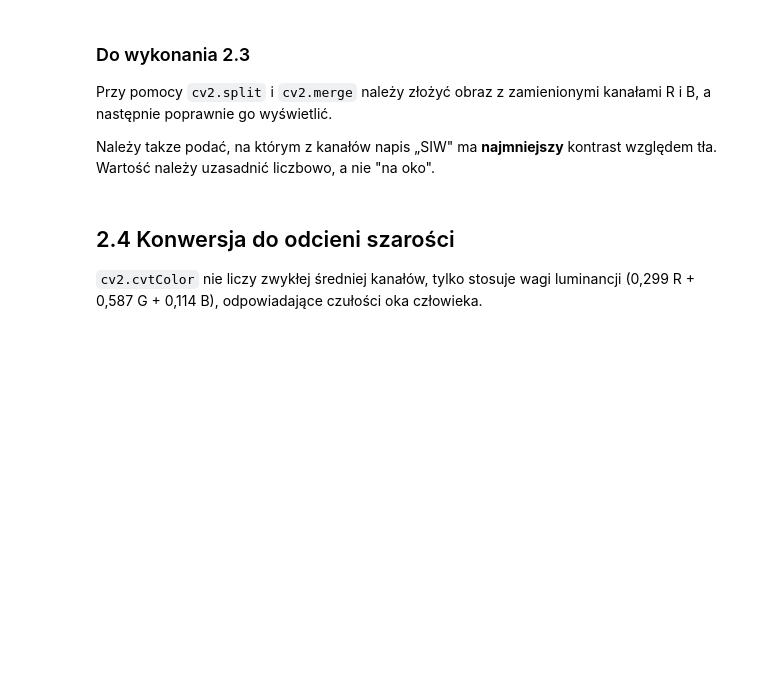
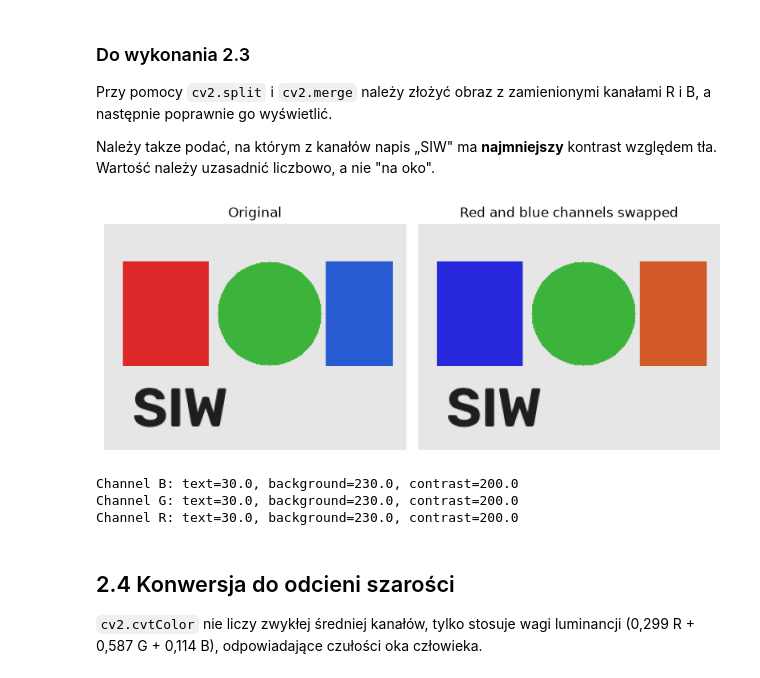
Before and after one commit to lyskawson/vision_systems, a Jupyter notebook: labs/Lab2/Lab2_Lyskawa_275462.ipynb, the cells around one changed output. Drawn from its saved outputs; the diff is of its cells as text; code cells hidden in the pictures; blank space fills up the shorter version.

```diff
--- a/labs/Lab2/Lab2_Lyskawa_275462.ipynb
+++ b/labs/Lab2/Lab2_Lyskawa_275462.ipynb
@@ -290,7 +371,47 @@ Przy pomocy `cv2.split` i `cv2.merge` należy złożyć obraz z zamienionymi kan
 
 Należy takze podać, na którym z kanałów napis „SIW" ma **najmniejszy** kontrast względem tła. Wartość należy uzasadnić liczbowo, a nie "na oko".
 # %%
-# TODO
+image = wczytaj("scena.png")
+
+blue, green, red = cv2.split(image)
+
+swapped_bgr = cv2.merge((red, green, blue))
+
+original_rgb = cv2.cvtColor(image, cv2.COLOR_BGR2RGB)
+swapped_rgb = cv2.cvtColor(swapped_bgr, cv2.COLOR_BGR2RGB)
+
+
+pokaz(
+    original_rgb,
+    swapped_rgb,
+    tytuly=["Original", "Red and blue channels swapped"]
+)
+
+
+
+text_mask = np.all(image == (30, 30, 30), axis=2)
+background_mask = np.all(image == (230, 230, 230), axis=2)
+
+
+for name, channel in zip(("B", "G", "R"), (blue, green, red)):
+
+    text_mean = channel[text_mask].mean()
+    background_mean = channel[background_mask].mean()
+    contrast = abs(background_mean - text_mean)
+
+
+    print(
+        f"Channel {name}: text={text_mean:.1f}, "
+        f"background={background_mean:.1f}, contrast={contrast:.1f}"
+    )
+
+# Kontrast wynosi 200 we wszystkich trzech kanałach.
+# Żaden kanał nie ma mniejszego kontrastu, ponieważ napis i tło są szare.
+# %% [output]
+[figure, added]
+Channel B: text=30.0, background=230.0, contrast=200.0
+Channel G: text=30.0, background=230.0, contrast=200.0
+Channel R: text=30.0, background=230.0, contrast=200.0
 # %% [markdown]
 ## 2.4 Konwersja do odcieni szarości
 
```
Also changed, not shown: parts of 40 cells of this notebook, 12 other files.
